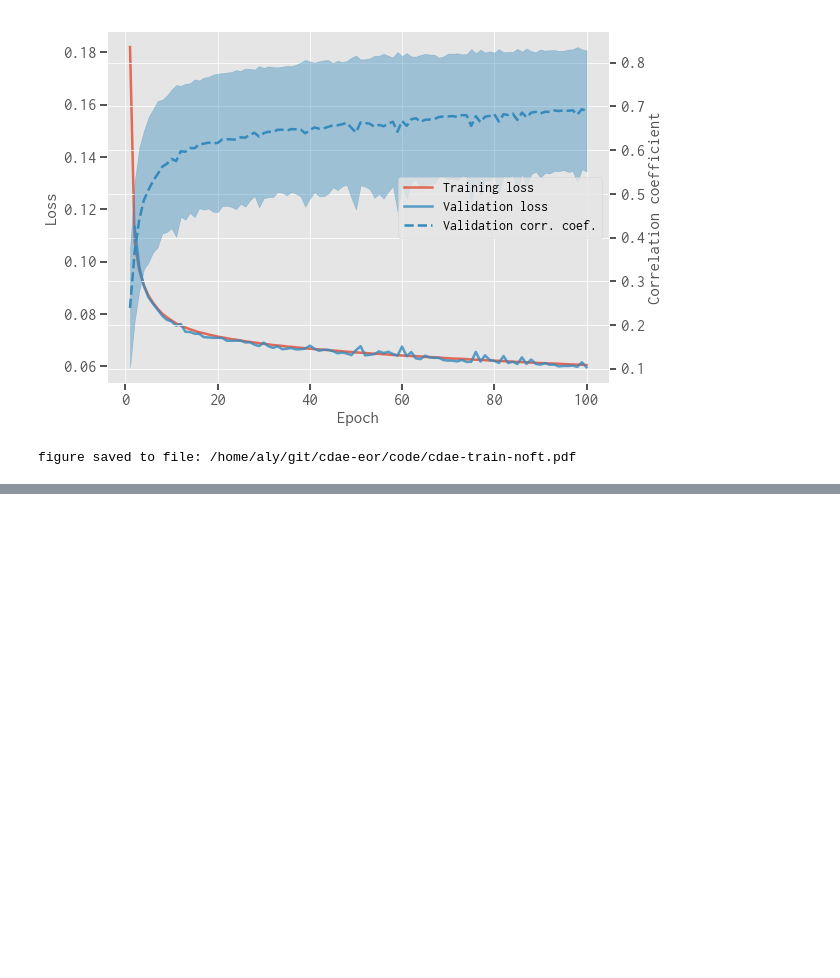
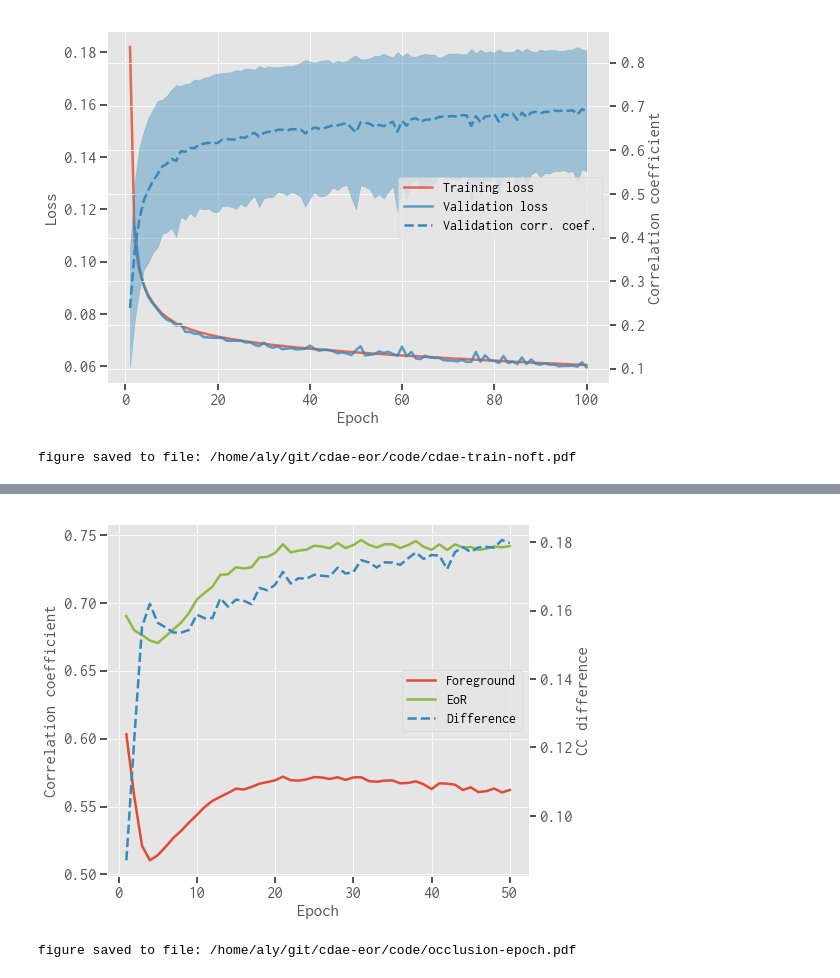
Before and after one commit to liweitianux/cdae-eor, a Jupyter notebook: code/cdae.ipynb, the cells around one changed output, grey strips where cells are left out. Drawn from its saved outputs; the diff is of its cells as text; code cells hidden in the pictures; blank space fills up the shorter version.

```diff
--- a/code/cdae.ipynb
+++ b/code/cdae.ipynb
@@ -687,7 +687,7 @@ model.set_weights(weights)
 # Reload model from file
 
 K.clear_session()
-modelfile = 'eor-detection-cdae.???.hdf5'
+modelfile = 'cdae.20181212T1847.hdf5'
 model = keras.models.load_model(modelfile)
 # %% [markdown]
 ### 5.4. Results
@@ -1254,0 +1458,41 @@ print(f'Saved model to file: {path.abspath(modelfile)}')
+# %%
+def plot_occlusion_epoch(occ_results, y_fg, y_eor, figsize=None):
+    nepoch = len(occ_results.keys())
+    x = np.arange(1, nepoch+1)
+    cc_fg = np.zeros((nepoch,))
+    cc_eor = np.zeros((nepoch,))
+
+    for i, e in enumerate(x):
+        res = occ_results[e]
+        dcc = res['dcc_mean']
+        cc_fg[i]  = corrcoef(dcc[1:-1], y_fg[1:-1])
+        cc_eor[i] = corrcoef(dcc[1:-1], y_eor[1:-1])
+
+    fig, ax = plt.subplots()
+
+    ax.plot(x, cc_fg, color='C0', lw=2.5, label='Foreground')
+    ax.plot(x, cc_eor, color='C5', lw=2.5, label='EoR')
+    ax.set(xlabel='Epoch', ylabel='Correlation coefficient')
+
+    ax_ = ax.twinx()
+    ax_.plot(x, cc_eor-cc_fg, color='C1', lw=2.5, ls='--', label='Difference')
+    ax_.set(ylabel='CC difference')
+    ax_.grid(False)
+
+    h1, l1 = ax.get_legend_handles_labels()
+    h2, l2 = ax_.get_legend_handles_labels()
+    ax_.legend(h1+h2, l1+l2, loc='center right')
+
+    fig.tight_layout()
+    plt.show()
+    return (fig, ax)
+
+
+fig, ax = plot_occlusion_epoch(occ_results, y_fg, y_eor)
+if True:
+    fn = 'occlusion-epoch.pdf'
+    fig.savefig(fn)
+    print('figure saved to file: %s' % path.abspath(fn))
+# %% [output]
+[figure, added]
+figure saved to file: /home/aly/git/cdae-eor/code/occlusion-epoch.pdf
```
Also changed, not shown: parts of 11 cells of this notebook, 1 other file.
